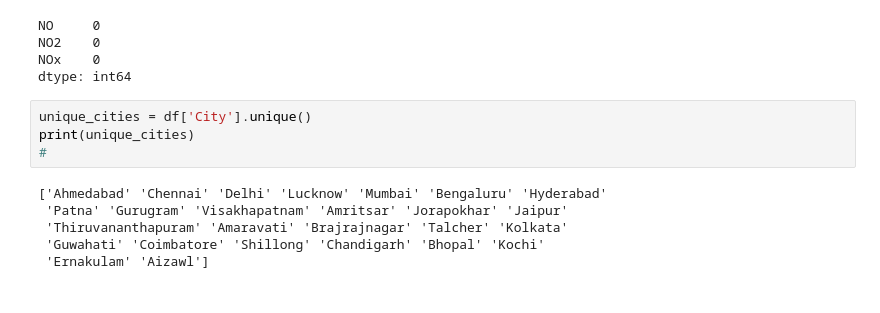
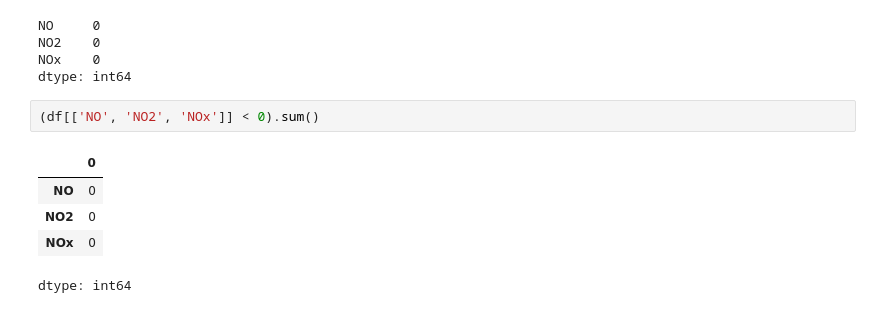
Before and after one commit to SonalDhoke/Programming_with_Data_Analysis_PY, a Jupyter notebook: st20336540_CMP7005_PDA.ipynb, the cells around one changed output. Cells and saved outputs as stored; diff of their text form.

```diff
--- a/st20336540_CMP7005_PDA.ipynb
+++ b/st20336540_CMP7005_PDA.ipynb
@@ -448,13 +483,11 @@ NO     0
 NO2    0
 NOx    0
 dtype: int64
-# %%
-unique_cities = df['City'].unique()
-print(unique_cities)
-#
-# %% [output]
-['Ahmedabad' 'Chennai' 'Delhi' 'Lucknow' 'Mumbai' 'Bengaluru' 'Hyderabad'
- 'Patna' 'Gurugram' 'Visakhapatnam' 'Amritsar' 'Jorapokhar' 'Jaipur'
- 'Thiruvananthapuram' 'Amaravati' 'Brajrajnagar' 'Talcher' 'Kolkata'
- 'Guwahati' 'Coimbatore' 'Shillong' 'Chandigarh' 'Bhopal' 'Kochi'
- 'Ernakulam' 'Aizawl']
+# %%
+(df[['NO', 'NO2', 'NOx']] < 0).sum()
+# %% [output]
+|  | 0 |
+| NO | 0 |
+| NO2 | 0 |
+| NOx | 0 |
+dtype: int64
```
Also changed, not shown: parts of 16 cells of this notebook.
